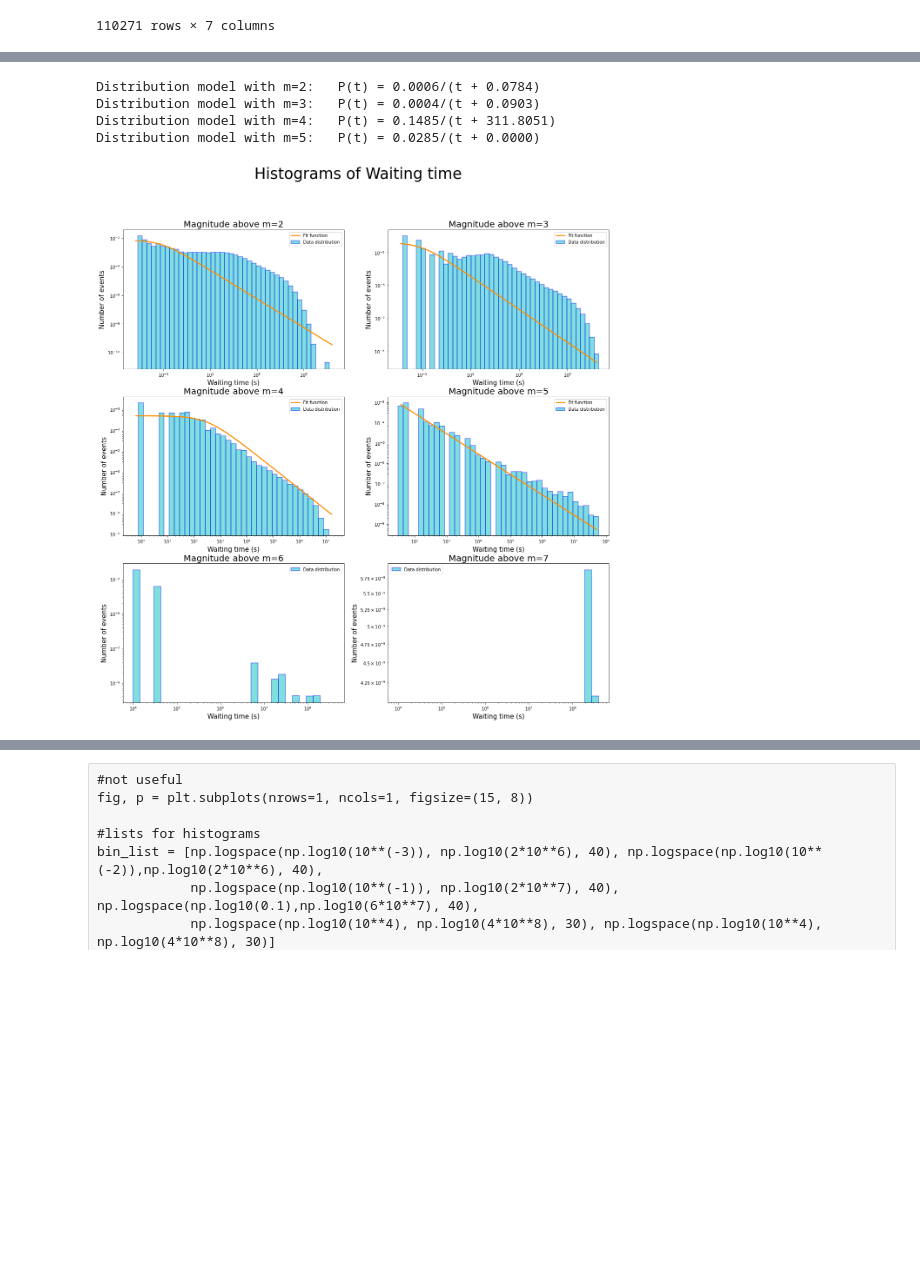
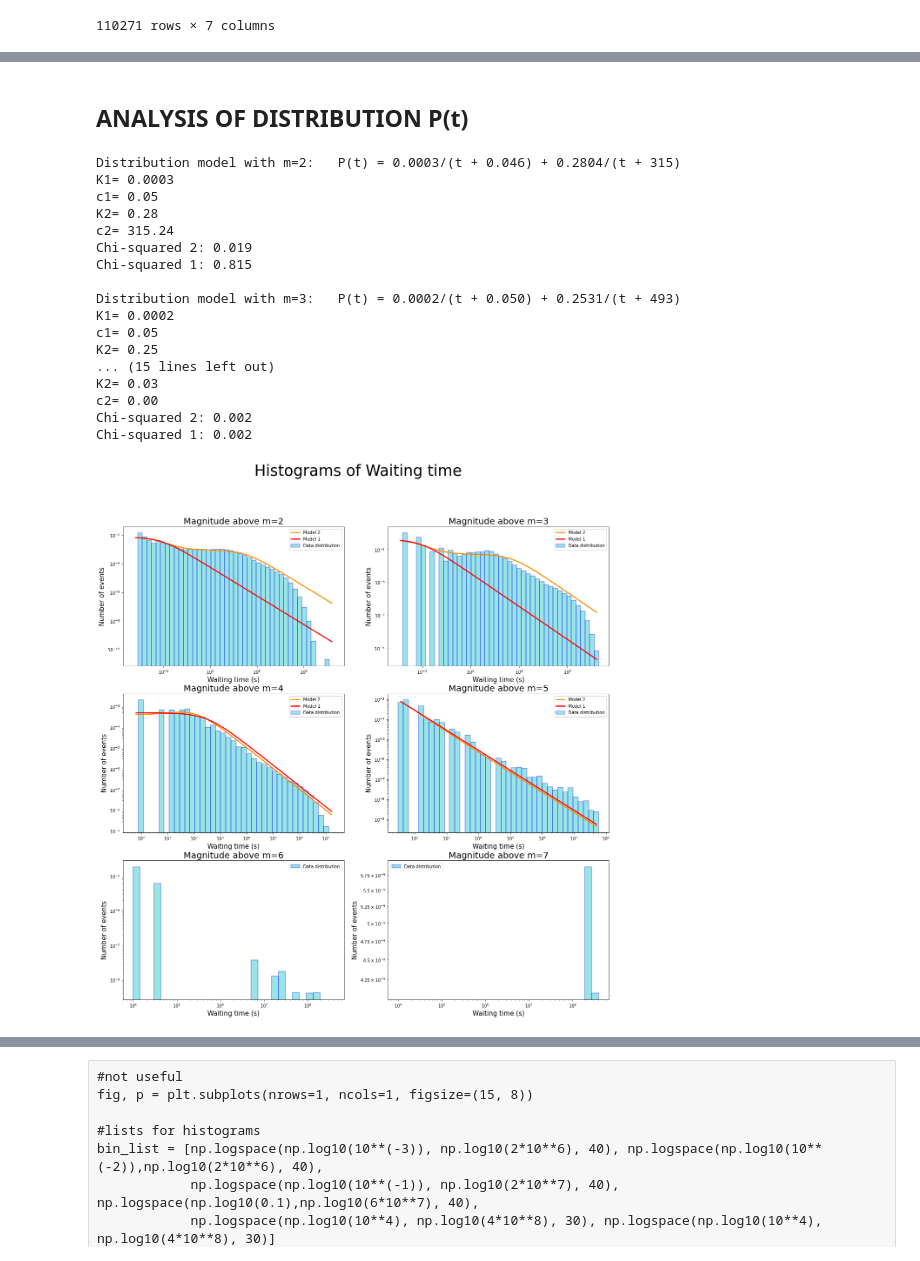
Before and after one commit to andreazanola98/Earthquake-Data-Analysis, a Jupyter notebook: Giuseppe.ipynb, the cells around one changed output, grey strips where cells are left out. Saved outputs shown, nothing was run; the diff lists cells and outputs as text; code cells hidden in the pictures; blank space fills up the shorter version.

```diff
--- a/Giuseppe.ipynb
+++ b/Giuseppe.ipynb
@@ -60,0 +49,14 @@ def fit_pdf2(t, K, c,p):
+# %%
+plt.figure(figsize=(12,8))
+df['date'] = pd.to_datetime(df['t'], unit='s', origin='01/01/1982')
+N = len(df['date'])
+
+n, bins, patches = plt.hist(df['date'], histtype='step', bins=29*365, color='b')
+binscenters = np.array([0.5 * (bins[i] + bins[i+1]) for i in range(len(bins)-1)])
+#plt.clf()
+#plt.scatter(binscenters, n, color='r', label='Bins position', zorder=3)
+#plt.plot(binscenters, n, color='r', linestyle='--', alpha=0.8, zorder=2)
+plt.grid(True, linestyle="--", linewidth=0.5, color='.25')
+plt.title('Histogram of time', fontsize=20)
+plt.xlabel('Years', fontsize=15)
+plt.ylabel('N', fontsize=15)
@@ -61,3 +66,11 @@ def fit_pdf2(t, K, c,p):
+# %% [markdown]
+## ANALYSIS OF DISTRIBUTION P(t)
+# %%
+def fit_pdf(x, K1, c1):
+    return K1*((x+abs(c1))**(-1))
+
+def fit_pdf2(x, K1, c1, K2, c2):
+    return K1*((x+abs(c1))**(-1)) + K2*((x+abs(c2))**(-1))
 # %%
 #Distribution of waiting times for magnitude m or above
 
@@ -65,41 +78,66 @@ fig, ((ax1, ax2),(bx1, bx2),(cx1, cx2)) = plt.subplots(nrows=3, ncols=2, figsize
 fig.suptitle('Histograms of Waiting time', fontsize=35)
 
 #lists for histograms
 bin_list = [np.logspace(np.log10(5*10**(-3)), np.log10(2*10**6), 45), np.logspace(np.log10(10**(-2)),np.log10(2*10**6), 45),
             np.logspace(np.log10(0.5), np.log10(2*10**7), 40), np.logspace(np.log10(30),np.log10(6*10**7), 40),
             np.logspace(np.log10(10**4), np.log10(4*10**8), 30), np.logspace(np.log10(10**4), np.log10(4*10**8), 30)]
 m_list = [i for i in range(2,8,1)]
 plot_list = [ax1, ax2, bx1, bx2, cx1, cx2]
+fit_list = []
 
 for b,m,p in zip(bin_list, m_list, plot_list):
 
     #select events with m or above magnitude
     mask = df['mag'] >= m
     dt = df['t'][mask].diff().dropna(how='any')
 
     #histogram of waiting time
-    n, bins, patches = p.hist(dt, bins = b, alpha = 0.5, color = 'c', edgecolor='b',
+    n, bins, patches = p.hist(dt, bins = b, alpha = 0.4, color = 'c', edgecolor='b',
                               label = 'Data distribution', density=True, histtype='bar', linewidth=1.5)
     p.set_xscale('log')
     p.set_yscale('log')
     p.set_title('Magnitude above m=' + str(m), fontsize=20)
     p.set_xlabel('Waiting time (s)', fontsize=15)
     p.set_ylabel('Number of events', fontsize=15)
     #p.grid(True, linestyle="--", linewidth=0.5, color='.25', axis='y')
 
-    #fit the distribution (sistemare)
+    #fit the distribution
     if m < 6 :
         binscenters = np.array([0.5 * (bins[i] + bins[i+1]) for i in range(len(bins)-1)])
-        #xspace = np.linspace(binscenters[0], binscenters[-1], 100)
-        par, pcov = curve_fit(fit_pdf, xdata=binscenters, ydata=n, p0=[100, 0])
-        print("Distribution model with m=%0.0f:   P(t) = %0.4f/(t + %0.4f)" %(m, par[0], abs(par[1])))
+        par, pcov = curve_fit(fit_pdf2, xdata=binscenters, ydata=n, p0=[0.001, 0, 0.1,100], method='lm')
+        #perr = np.sqrt(np.diag(pcov))
+        print("Distribution model with m=%0.0f:   P(t) = %0.4f/(t + %0.3f) + %0.4f/(t + %0.0f)"
+              %(m, abs(par[0]), abs(par[1]) , abs(par[2]), abs(par[3])))
+        print('K1= %0.4f' %(abs(par[0])))
+        print('c1= %0.2f' %(abs(par[1])))
+        print('K2= %0.2f' %(abs(par[2])))
+        print('c2= %0.2f' %(abs(par[3])))
+        #print('c2= %0.4f +/- %0.0f' %(par[3], perr[3]))
+        print('Chi-squared 2: %0.3f' %(stats.chisquare(n,fit_pdf2(binscenters, *par))[0]))
+        p.plot(binscenters, fit_pdf2(binscenters, *par), color='darkorange', linewidth=2.5, label='Model 2')
 
-        p.plot(binscenters, fit_pdf(binscenters, *par), color='darkorange', linewidth=2.5, label='Fit function')
+        #fit2
+        par, pcov = curve_fit(fit_pdf, xdata=binscenters, ydata=n, p0=[0.001, 0], method='lm')
+        p.plot(binscenters, fit_pdf(binscenters, *par), color='r', linewidth=2.5, label='Model 1')
+        print('Chi-squared 1: %0.3f\n' %(stats.chisquare(n,fit_pdf(binscenters, *par))[0]))
 
     p.legend()
 # %% [output]
-Distribution model with m=2:   P(t) = 0.0006/(t + 0.0784)
-Distribution model with m=3:   P(t) = 0.0004/(t + 0.0903)
-Distribution model with m=4:   P(t) = 0.1485/(t + 311.8051)
-Distribution model with m=5:   P(t) = 0.0285/(t + 0.0000)
+Distribution model with m=2:   P(t) = 0.0003/(t + 0.046) + 0.2804/(t + 315)
+K1= 0.0003
+c1= 0.05
+K2= 0.28
+c2= 315.24
+Chi-squared 2: 0.019
+Chi-squared 1: 0.815
+
+Distribution model with m=3:   P(t) = 0.0002/(t + 0.050) + 0.2531/(t + 493)
+K1= 0.0002
+c1= 0.05
+K2= 0.25
+... (15 lines left out)
+K2= 0.03
+c2= 0.00
+Chi-squared 2: 0.002
+Chi-squared 1: 0.002
-[figure, old version]
+[figure, new version]
```
Also changed, not shown: parts of 17 cells of this notebook.
